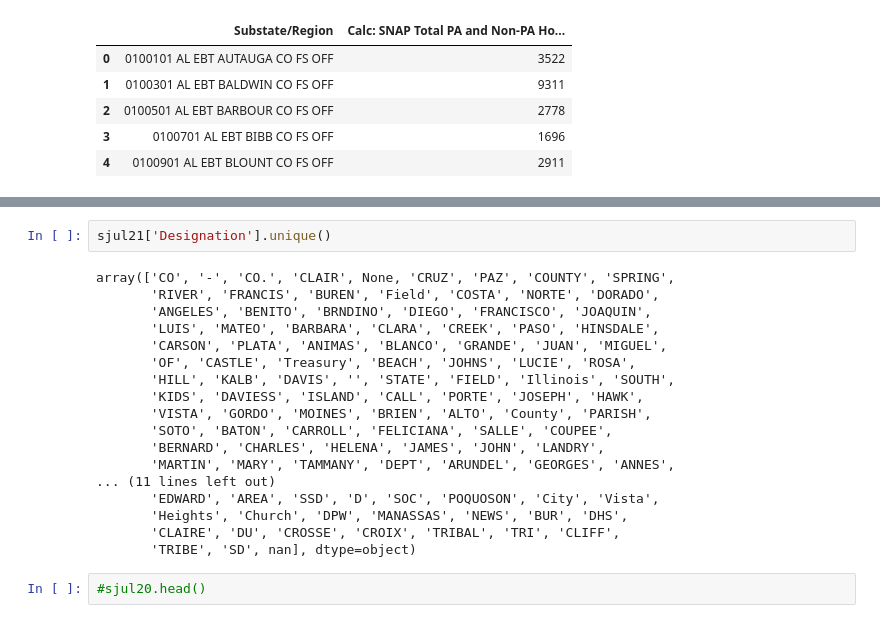
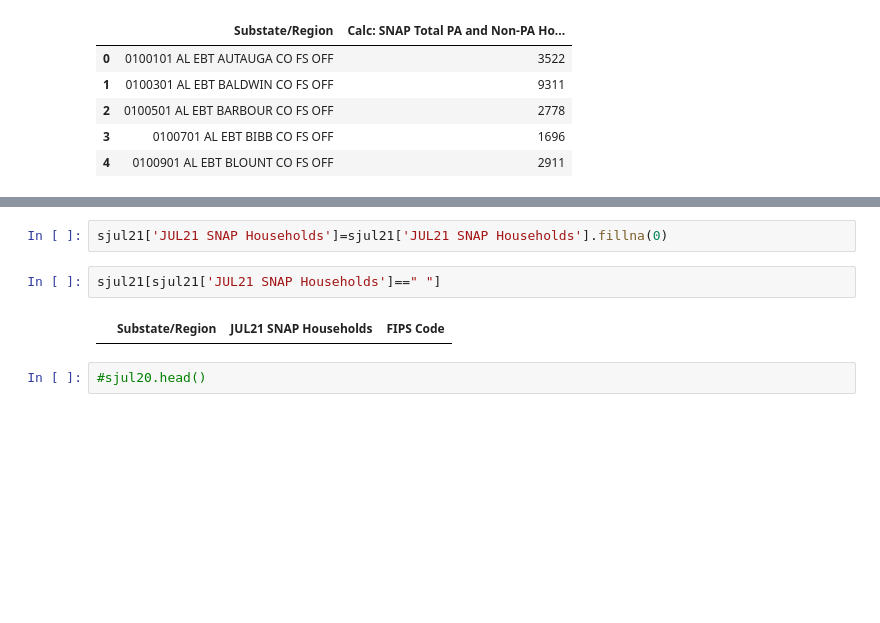
Before and after one commit to datakind/BDT_DataDive_Dec22, a Jupyter notebook: notebooks/ACP Uptake vs SNAP Uptake.ipynb, the cells around one changed output, grey strips where cells are left out. Cells and saved outputs as stored; diff of their text form; blank space fills up the shorter version.

```diff
--- a/notebooks/ACP Uptake vs SNAP Uptake.ipynb
+++ b/notebooks/ACP Uptake vs SNAP Uptake.ipynb
@@ -186,23 +182,9 @@ array(['EBT', 'SSI', 'WRI', None, nan], dtype=object)
-# %%
-sjul21['Designation'].unique()
-# %% [output]
-array(['CO', '-', 'CO.', 'CLAIR', None, 'CRUZ', 'PAZ', 'COUNTY', 'SPRING',
-       'RIVER', 'FRANCIS', 'BUREN', 'Field', 'COSTA', 'NORTE', 'DORADO',
-       'ANGELES', 'BENITO', 'BRNDINO', 'DIEGO', 'FRANCISCO', 'JOAQUIN',
-       'LUIS', 'MATEO', 'BARBARA', 'CLARA', 'CREEK', 'PASO', 'HINSDALE',
-       'CARSON', 'PLATA', 'ANIMAS', 'BLANCO', 'GRANDE', 'JUAN', 'MIGUEL',
-       'OF', 'CASTLE', 'Treasury', 'BEACH', 'JOHNS', 'LUCIE', 'ROSA',
-       'HILL', 'KALB', 'DAVIS', '', 'STATE', 'FIELD', 'Illinois', 'SOUTH',
-       'KIDS', 'DAVIESS', 'ISLAND', 'CALL', 'PORTE', 'JOSEPH', 'HAWK',
-       'VISTA', 'GORDO', 'MOINES', 'BRIEN', 'ALTO', 'County', 'PARISH',
-       'SOTO', 'BATON', 'CARROLL', 'FELICIANA', 'SALLE', 'COUPEE',
-       'BERNARD', 'CHARLES', 'HELENA', 'JAMES', 'JOHN', 'LANDRY',
-       'MARTIN', 'MARY', 'TAMMANY', 'DEPT', 'ARUNDEL', 'GEORGES', 'ANNES',
-... (11 lines left out)
-       'EDWARD', 'AREA', 'SSD', 'D', 'SOC', 'POQUOSON', 'City', 'Vista',
-       'Heights', 'Church', 'DPW', 'MANASSAS', 'NEWS', 'BUR', 'DHS',
-       'CLAIRE', 'DU', 'CROSSE', 'CROIX', 'TRIBAL', 'TRI', 'CLIFF',
-       'TRIBE', 'SD', nan], dtype=object)
+# %%
+sjul21['JUL21 SNAP Households']=sjul21['JUL21 SNAP Households'].fillna(0)
+# %%
+sjul21[sjul21['JUL21 SNAP Households']==" "]
+# %% [output]
+|  | Substate/Region | JUL21 SNAP Households | FIPS Code |
 # %%
 #sjul20.head()
 # %%
```
Also changed, not shown: parts of 14 cells of this notebook.
